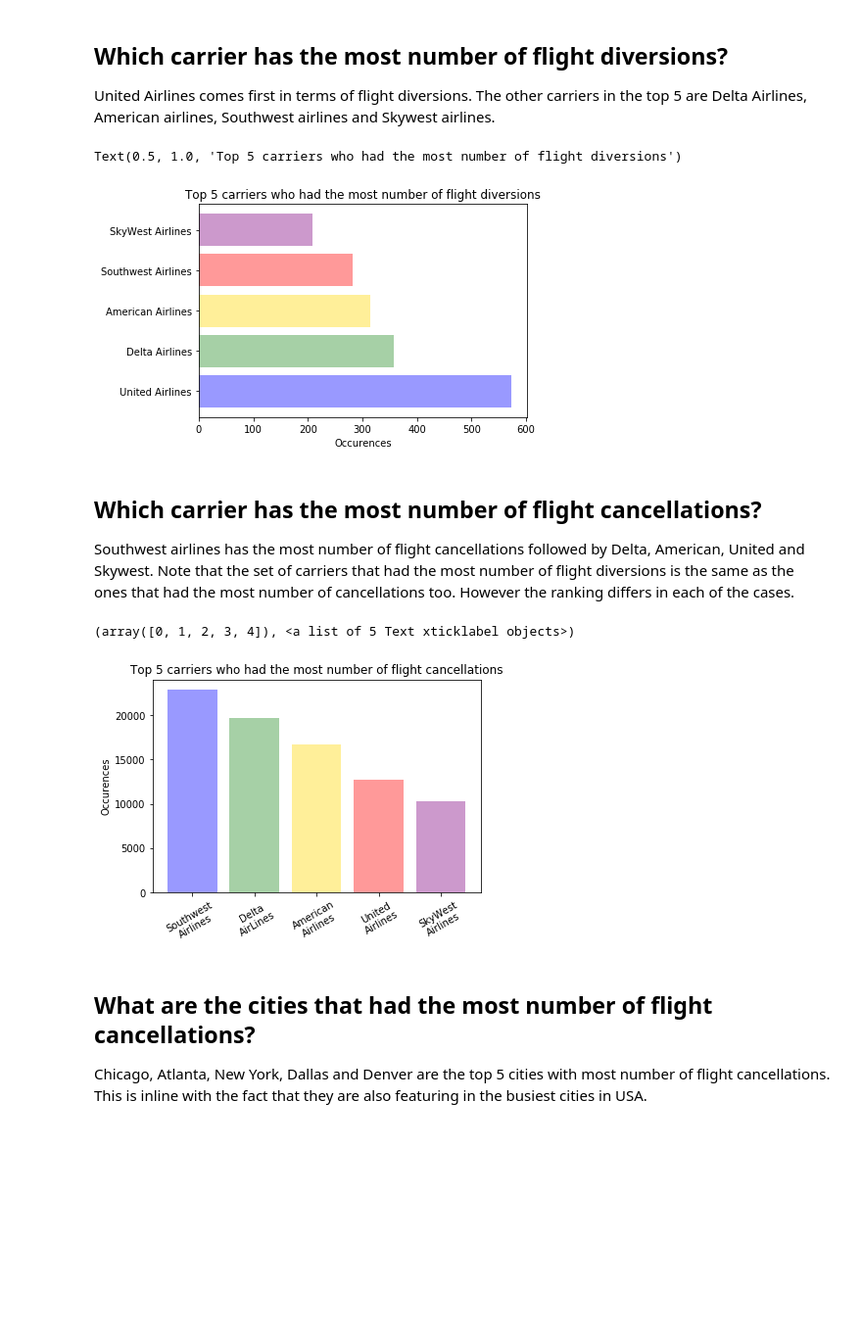
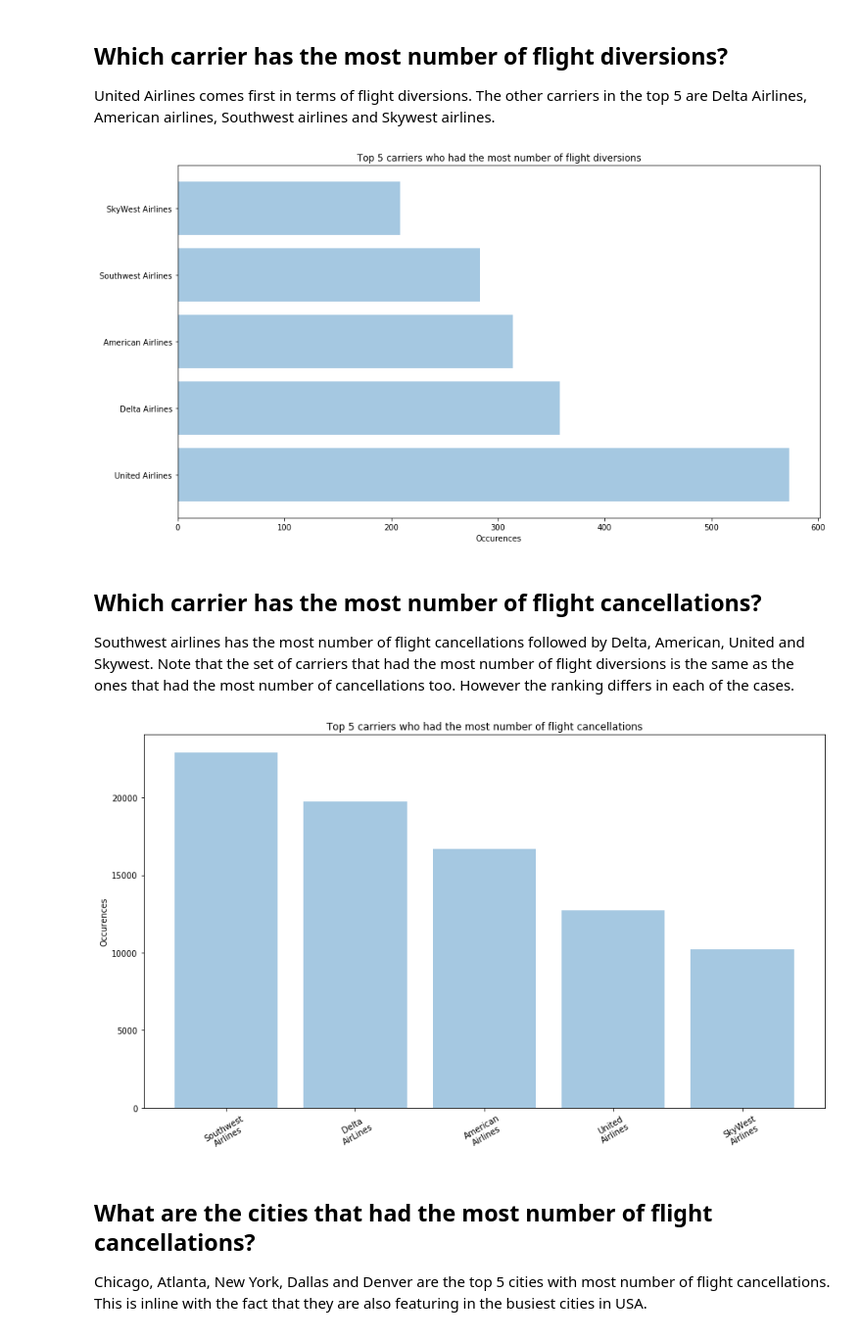
Before and after one commit to vvijayalakshmi21/Communicate-Data-Findings, a Jupyter notebook: slide_deck_template.ipynb, the cells around one changed output. Shown: that part at 98% size. Drawn from its saved outputs; the diff is of its cells as text; code cells hidden in the pictures; blank space fills up the shorter version.

```diff
--- a/slide_deck_template.ipynb
+++ b/slide_deck_template.ipynb
@@ -53,20 +53,18 @@ United Airlines comes first in terms of flight diversions. The other carriers in
 # %%
 df_temp_1 = df[df['DIVERTED'] == 1]
 most_diverted_carrier = df_temp_1.MONTH.groupby(df_temp_1.OP_UNIQUE_CARRIER).count()
 labels = ['United Airlines', 'Delta Airlines', 'American Airlines', 'Southwest Airlines', 'SkyWest Airlines']
 
 y_pos = np.arange(len(labels))
 data = most_diverted_carrier.nlargest(5)
-clr = ('blue', 'forestgreen', 'gold', 'red', 'purple')
+plt.figure(figsize=[14.70, 8.27])
 
-h = plt.barh(y_pos, data, align='center',
-alpha=0.4, label=labels, color=clr)
-plt.yticks(y_pos, labels)
-plt.xlabel('Occurences')
-plt.title('Top 5 carriers who had the most number of flight diversions')
+h = plt.barh(y_pos, data, align='center', alpha=0.4, label=labels)
+_ = plt.yticks(y_pos, labels)
+_ = plt.xlabel('Occurences')
+_ = plt.title('Top 5 carriers who had the most number of flight diversions')
 # %% [output]
-Text(0.5, 1.0, 'Top 5 carriers who had the most number of flight diversions')
-[figure, old version]
+[figure, new version]
 # %% [markdown]
 ## Which carrier has the most number of flight cancellations?
 
@@ -76,18 +74,16 @@ df_temp_2 = df[df['CANCELLED'] == 1]
 most_cancelled_carrier = df_temp_2.MONTH.groupby(df_temp_2.OP_UNIQUE_CARRIER).count()
 y_pos = np.arange(len(labels))
 data = most_cancelled_carrier.nlargest(5)
-clr = ('blue', 'forestgreen', 'gold', 'red', 'purple')
 labels = ['Southwest\nAirlines','Delta\nAirLines','American\nAirlines','United\nAirlines','SkyWest\nAirlines']
+plt.figure(figsize=[14.70, 8.27])
 
-h = plt.bar(y_pos, data, align='center',
-alpha=0.4, label=labels, color=clr)
-plt.xticks(y_pos, labels)
-plt.ylabel('Occurences')
-plt.title('Top 5 carriers who had the most number of flight cancellations')
-plt.xticks(rotation=30)
+h = plt.bar(y_pos, data, align='center', alpha=0.4, label=labels)
+_ = plt.xticks(y_pos, labels)
+_ = plt.ylabel('Occurences')
+_ = plt.title('Top 5 carriers who had the most number of flight cancellations')
+_ = plt.xticks(rotation=30)
 # %% [output]
-(array([0, 1, 2, 3, 4]), <a list of 5 Text xticklabel objects>)
-[figure, old version]
+[figure, new version]
 # %% [markdown]
 ## What are the cities that had the most number of flight cancellations?
 Chicago, Atlanta, New York, Dallas and Denver are the top 5 cities with most number of flight cancellations. This is inline with the fact that they are also featuring in the busiest cities in USA.
```
Also changed, not shown: parts of 9 cells of this notebook, 2 other files.
